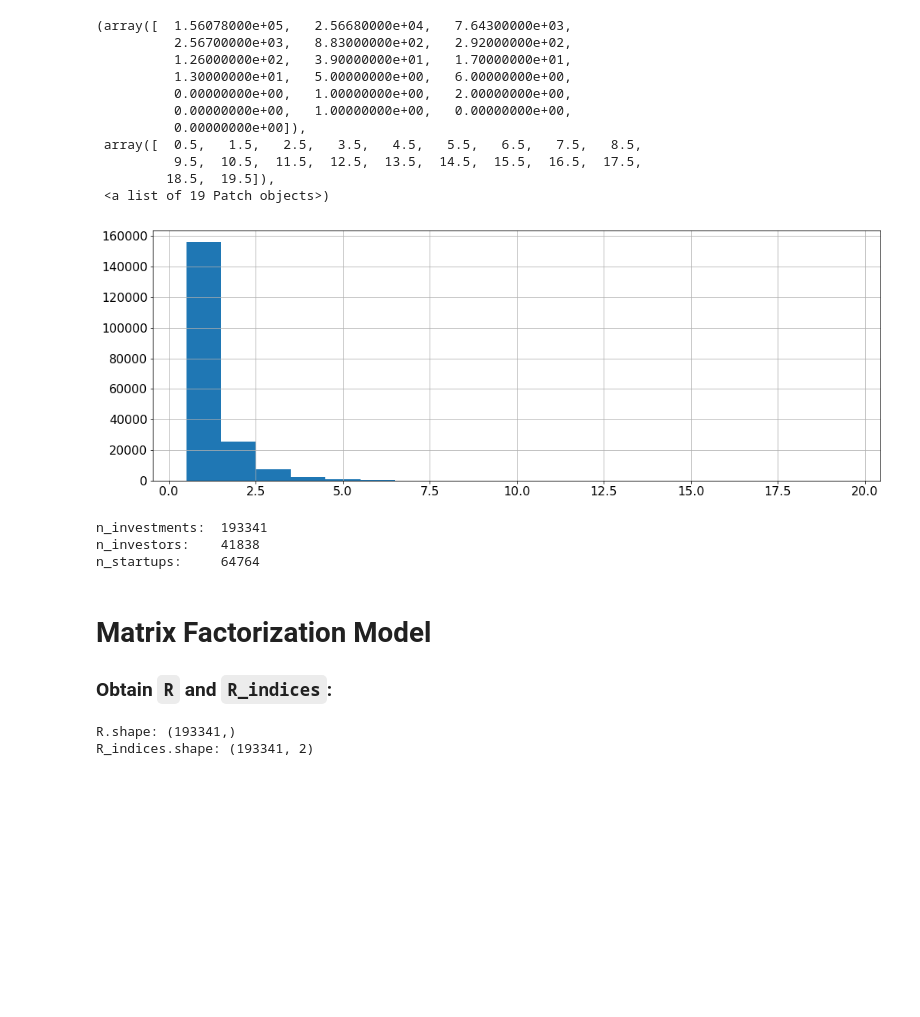
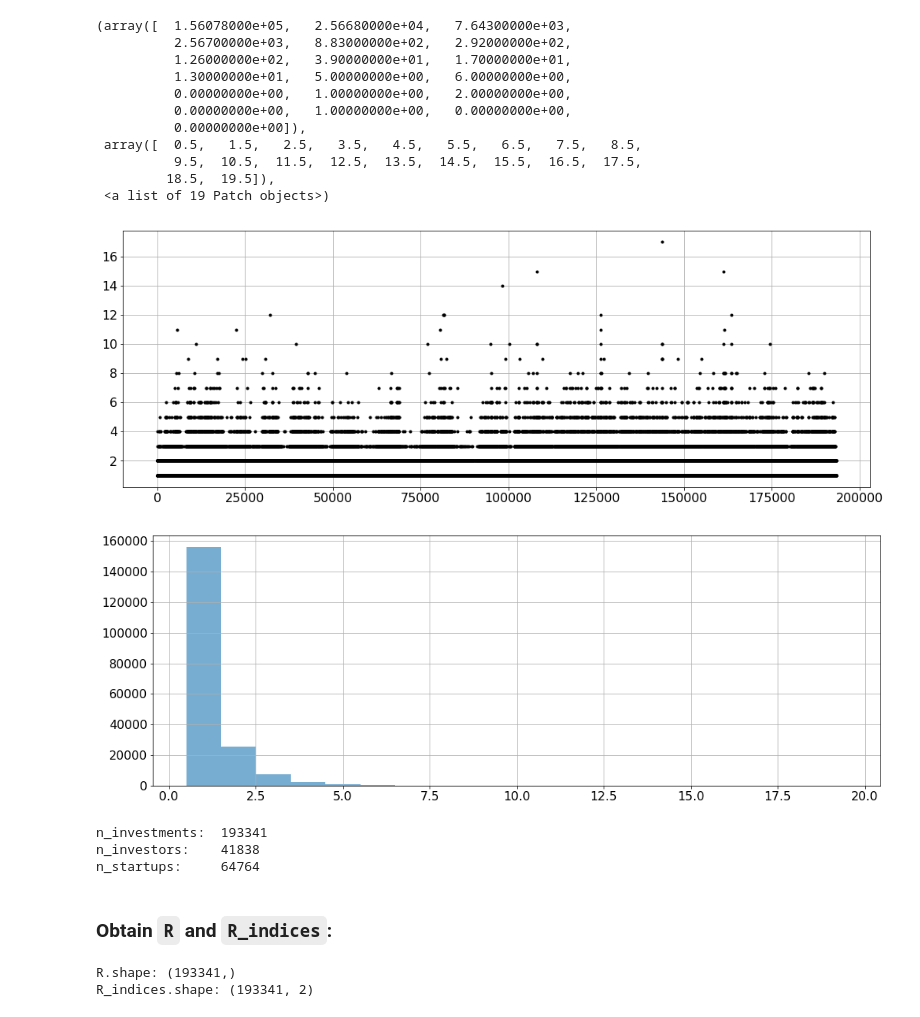
Before and after one commit to Pseud0n1nja/VentureHub, a Jupyter notebook: main.ipynb, the cells around one changed output. Drawn from its saved outputs; the diff is of its cells as text; code cells hidden in the pictures; blank space fills up the shorter version.

```diff
--- a/main.ipynb
+++ b/main.ipynb
@@ -101,20 +73,27 @@ ax.plot(a, 'k.')
 # %%
+a = df_funding['num_investments'].as_matrix()
+plt.figure()
 ax = plt.subplot(111)
+ax.plot(a, 'k.')
 
-ax.hist(a, bins=np.linspace(.5,19.5,20))
+# .............................................
+plt.figure()
+ax = plt.subplot(111)
+ax.hist(a, bins=np.linspace(.5,19.5,20),alpha=.6)
 # %% [output]
 (array([  1.56078000e+05,   2.56680000e+04,   7.64300000e+03,
           2.56700000e+03,   8.83000000e+02,   2.92000000e+02,
           1.26000000e+02,   3.90000000e+01,   1.70000000e+01,
           1.30000000e+01,   5.00000000e+00,   6.00000000e+00,
           0.00000000e+00,   1.00000000e+00,   2.00000000e+00,
           0.00000000e+00,   1.00000000e+00,   0.00000000e+00,
           0.00000000e+00]),
  array([  0.5,   1.5,   2.5,   3.5,   4.5,   5.5,   6.5,   7.5,   8.5,
           9.5,  10.5,  11.5,  12.5,  13.5,  14.5,  15.5,  16.5,  17.5,
          18.5,  19.5]),
  <a list of 19 Patch objects>)
-[figure, old version]
+[figure, new version]
+[figure, added]
 # %%
 gr_inv = df_funding.groupby(by='investor_id').groups
 gr_sta = df_funding.groupby(by='startup_id').groups
@@ -147,7 +126,7 @@ n_investments:  193341
 n_investors:    41838
 n_startups:     64764
 # %% [markdown]
-# Matrix Factorization Model
+
 ### Obtain `R` and `R_indices`:
 # %%
 df_funding['i'] =  df_funding['investor_id'].apply(lambda row: invID_to_i[row])
```
Also changed, not shown: parts of 17 cells of this notebook, 1 other file.
